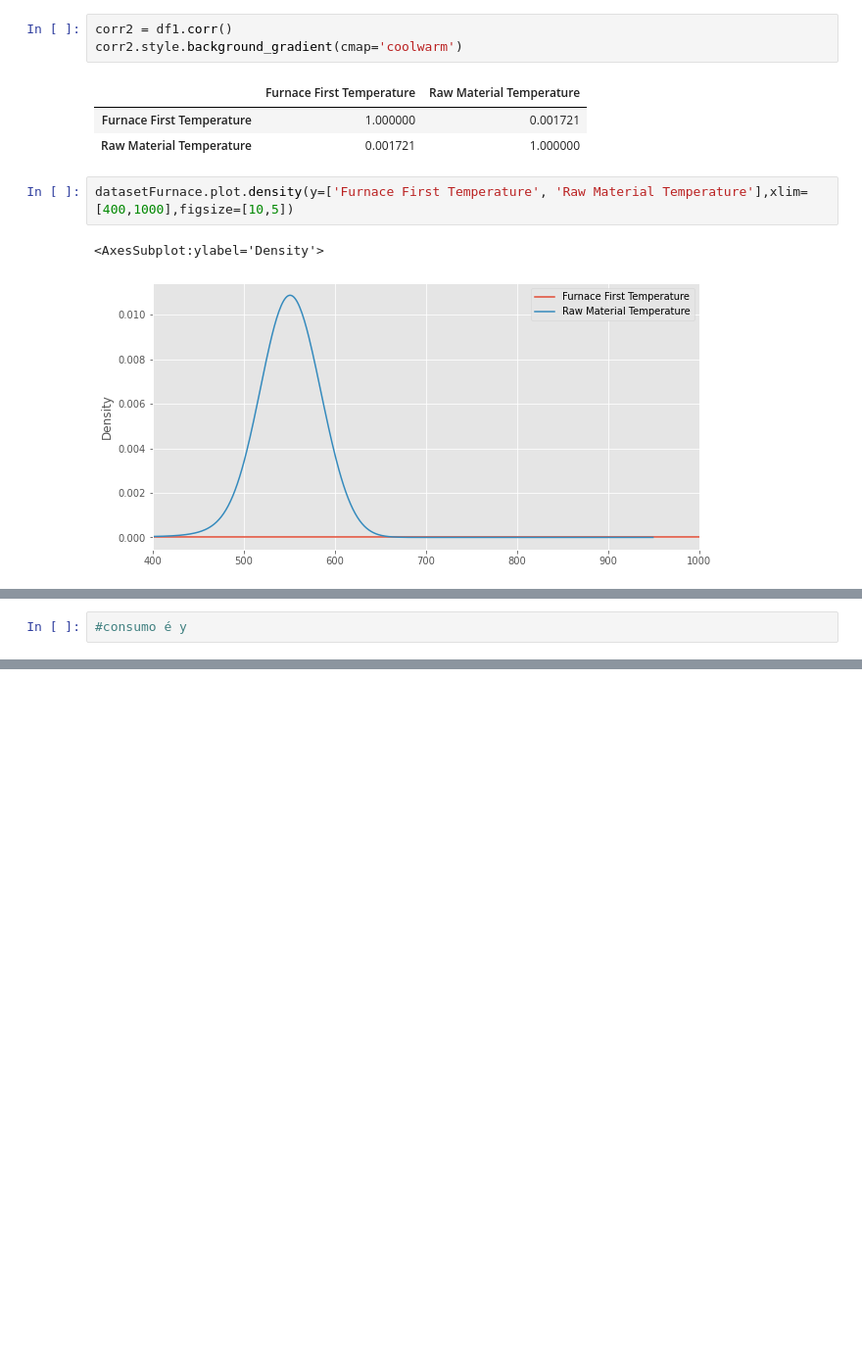
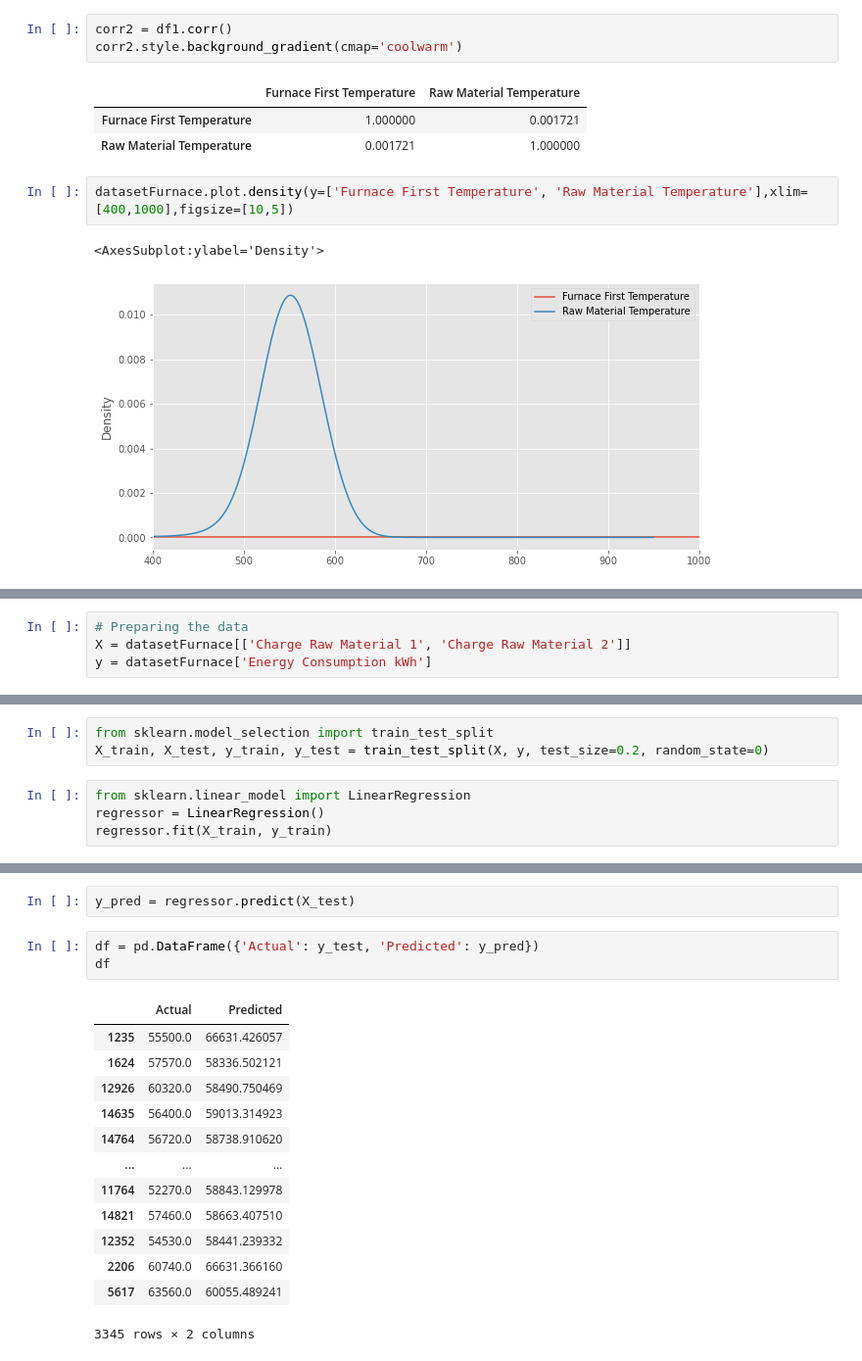
Before and after one commit to danielfernandescc/VettaDSTeste, a Jupyter notebook: main.ipynb, the cells around one changed output, grey strips where cells are left out. Shown: that part at 98% size. Cells and saved outputs as stored; diff of their text form; blank space fills up the shorter version.

```diff
--- a/main.ipynb
+++ b/main.ipynb
@@ -235,4 +207,6 @@ datasetFurnace.describe()
 | max | 16723.000000 | 109.000000 | 194062.000000 | 153534.000000 | 211076.000000 | 149.850000 | ... |
 8 rows × 33 columns
 # %%
-#consumo é y
+# Preparing the data
+X = datasetFurnace[['Charge Raw Material 1', 'Charge Raw Material 2']]
+y = datasetFurnace['Energy Consumption kWh']
@@ -240,0 +213,7 @@ AttributeError: 'DataFrame' object has no attribute 'feature_names'
+# %%
+from sklearn.model_selection import train_test_split
+X_train, X_test, y_train, y_test = train_test_split(X, y, test_size=0.2, random_state=0)
+# %%
+from sklearn.linear_model import LinearRegression
+regressor = LinearRegression()
+regressor.fit(X_train, y_train)
@@ -240,0 +229,19 @@ AttributeError: 'DataFrame' object has no attribute 'feature_names'
+# %%
+y_pred = regressor.predict(X_test)
+# %%
+df = pd.DataFrame({'Actual': y_test, 'Predicted': y_pred})
+df
+# %% [output]
+|  | Actual | Predicted |
+| 1235 | 55500.0 | 66631.426057 |
+| 1624 | 57570.0 | 58336.502121 |
+| 12926 | 60320.0 | 58490.750469 |
+| 14635 | 56400.0 | 59013.314923 |
+| 14764 | 56720.0 | 58738.910620 |
+| ... | ... | ... |
+| 11764 | 52270.0 | 58843.129978 |
+| 14821 | 57460.0 | 58663.407510 |
+| 12352 | 54530.0 | 58441.239332 |
+| 2206 | 60740.0 | 66631.366160 |
+| 5617 | 63560.0 | 60055.489241 |
+3345 rows × 2 columns
```
Also changed, not shown: parts of 18 cells of this notebook.
